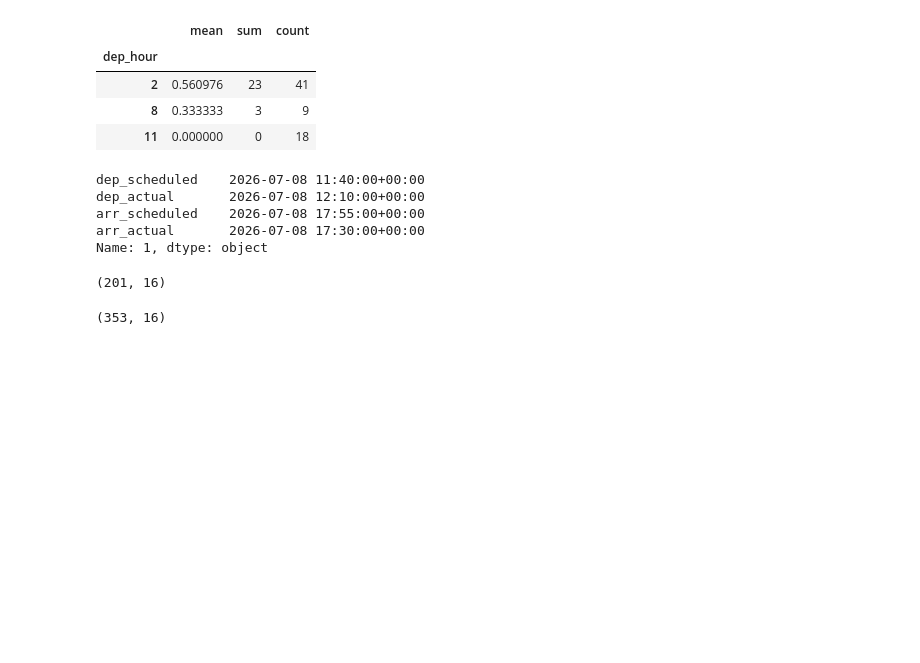
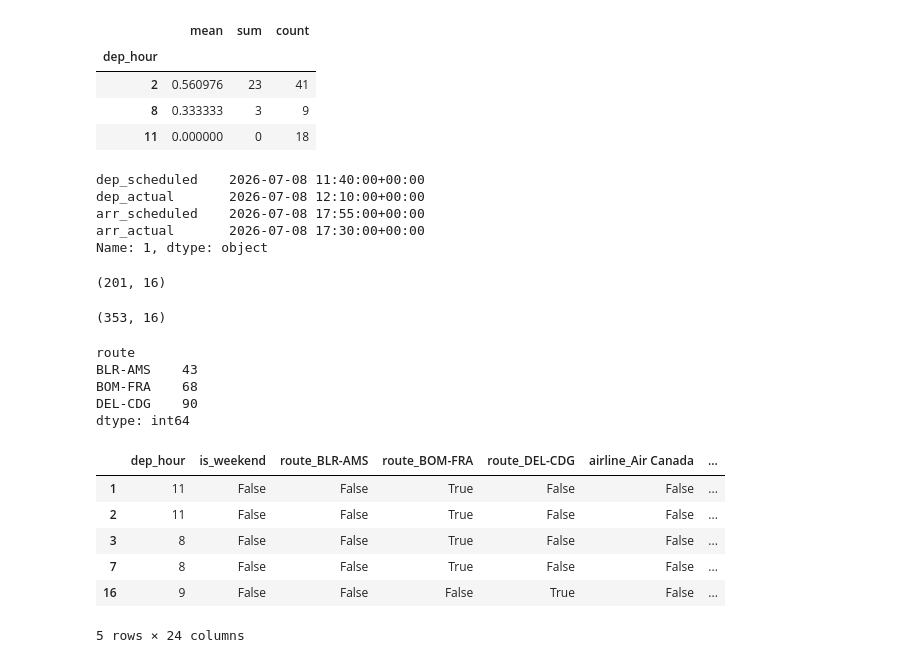
Before and after one commit to khushi1215/RouteWatch, a Jupyter notebook: explore.ipynb, the cells around one changed output. Cells and saved outputs as stored; diff of their text form; code cells hidden in the pictures; blank space fills up the shorter version.

Commit message:
feat: engineer feature set with rare-airline grouping; docs: log feature engineering decisions

```diff
--- a/explore.ipynb
+++ b/explore.ipynb
@@ -386,3 +386,26 @@ complete_flights.shape
 df.shape
 # %% [output]
 (353, 16)
+# %%
+complete_flights.groupby('route').size()
+# %% [output]
+route
+BLR-AMS    43
+BOM-FRA    68
+DEL-CDG    90
+dtype: int64
+# %%
+complete_flights['dep_hour'] = complete_flights['dep_scheduled'].dt.hour
+complete_flights['day_of_week'] = complete_flights['dep_scheduled'].dt.day_name()
+complete_flights['is_weekend'] = complete_flights['dep_scheduled'].dt.dayofweek >= 5
+
+features = pd.get_dummies(complete_flights[['route', 'airline', 'dep_hour', 'day_of_week', 'is_weekend']], columns=['route', 'airline', 'day_of_week'])
+features.head()
+# %% [output]
+|  | dep_hour | is_weekend | route_BLR-AMS | route_BOM-FRA | route_DEL-CDG | airline_Air Canada | ... |
+| 1 | 11 | False | False | True | False | False | ... |
+| 2 | 11 | False | False | True | False | False | ... |
+| 3 | 8 | False | False | True | False | False | ... |
+| 7 | 8 | False | False | True | False | False | ... |
+| 16 | 9 | False | False | False | True | False | ... |
+5 rows × 24 columns
```
Also changed, not shown: parts of 3 cells of this notebook.
